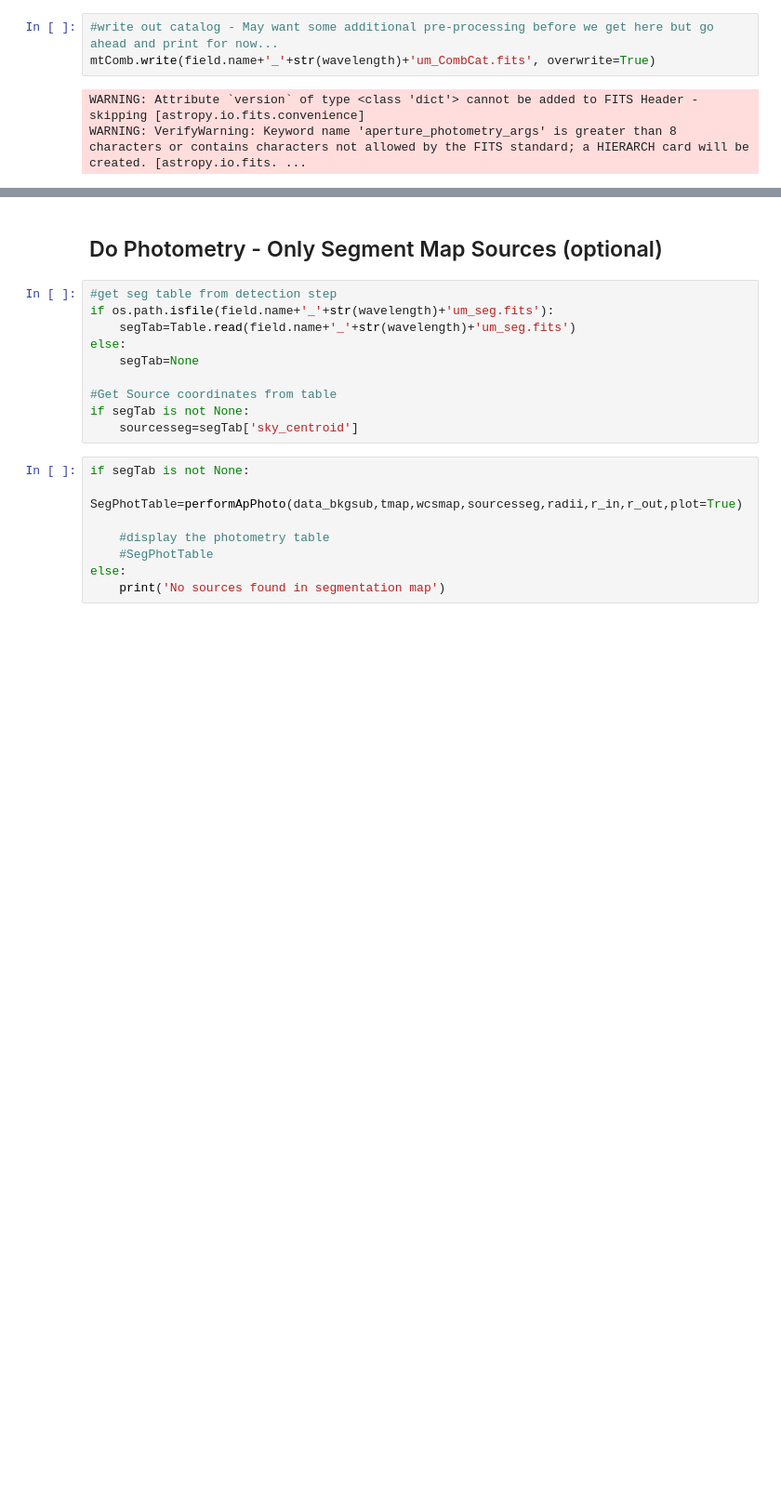
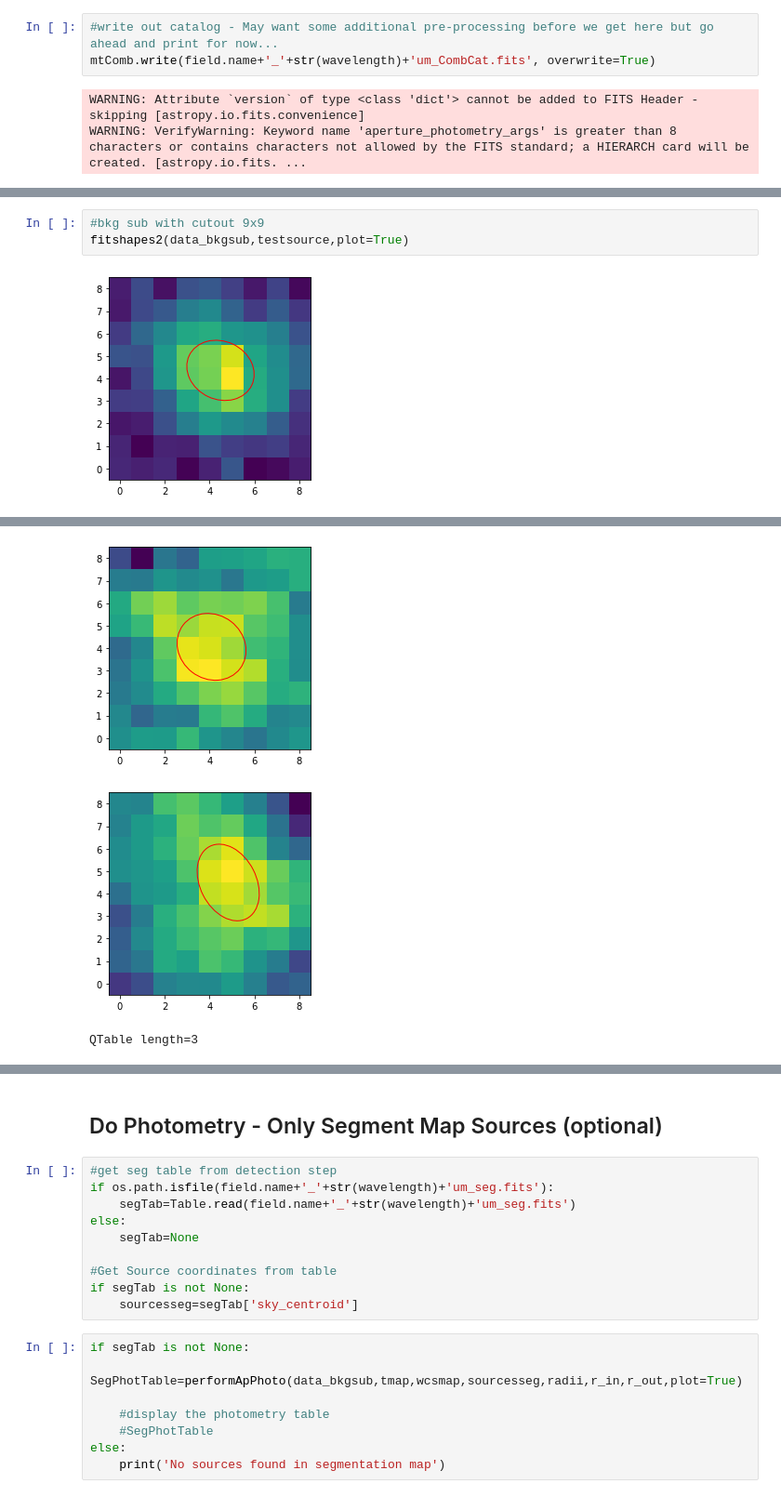
Before and after one commit to mjhankins/SFGCphotcode, a Jupyter notebook: SourceCatalog_ApPhot.ipynb, the cells around one changed output, grey strips where cells are left out. Shown at 93% size. Drawn from its saved outputs; the diff is of its cells as text; blank space fills up the shorter version.

```diff
--- a/SourceCatalog_ApPhot.ipynb
+++ b/SourceCatalog_ApPhot.ipynb
@@ -360,0 +545,5 @@ WARNING: VerifyWarning: Keyword name 'aperture_photometry_args' is greater than
+# %%
+#bkg sub with cutout 9x9
+fitshapes2(data_bkgsub,testsource,plot=True)
+# %% [output]
+[figure, added]
@@ -360,0 +551,3 @@ WARNING: VerifyWarning: Keyword name 'aperture_photometry_args' is greater than
+[figure, added]
+[figure, added]
+QTable length=3
```
Also changed, not shown: parts of 15 cells of this notebook, 1 other file.
